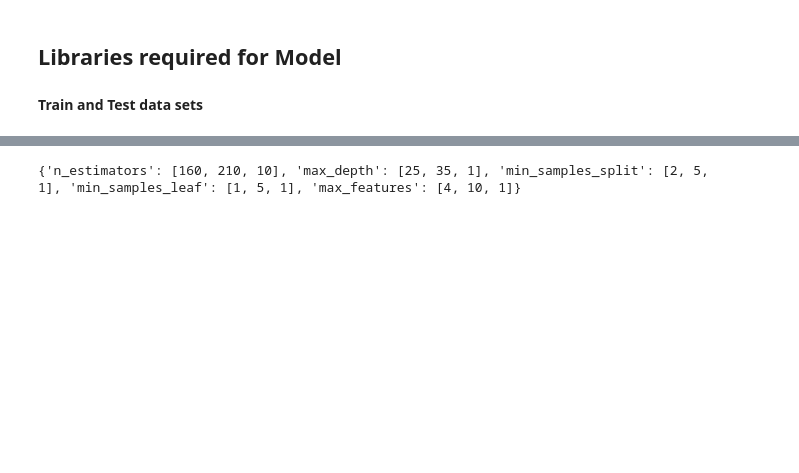
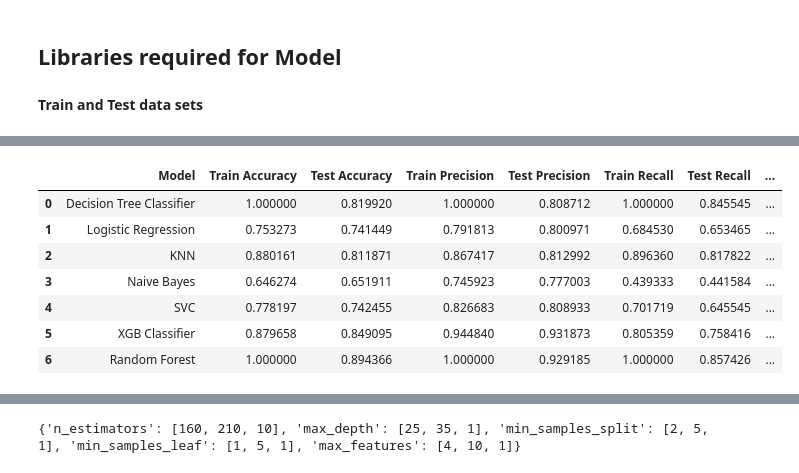
Before and after one commit to Rohan20202/Cardiovascular-Risk-Prediction-Project, a Jupyter notebook: Cardiovascular_Risk_Prediction.ipynb, the cells around one changed output, grey strips where cells are left out. Cells and saved outputs as stored; diff of their text form; code cells hidden in the pictures; blank space fills up the shorter version.

```diff
--- a/Cardiovascular_Risk_Prediction.ipynb
+++ b/Cardiovascular_Risk_Prediction.ipynb
@@ -623,3 +614,0 @@ accuracy
-# %%
-accuracy = accuracy_score(y_test,pred_test)
-accuracy
@@ -724,5 +614,0 @@ Test_accuracy
-# %%
-#validating the logistic regression implementation with cross validation
-scoring = ['accuracy']
-scores = cross_validate(lr_clf, X_train, y_train, scoring=scoring, cv=5,
-                         return_train_score = True, return_estimator = True, verbose=10)
@@ -1049,0 +691,12 @@ compiled=compiled.append({'Classifier': 'Random Forest Classifier',
+# %%
+# Models and their scores
+model_table
+# %% [output]
+|  | Model | Train Accuracy | Test Accuracy | Train Precision | Test Precision | Train Recall | Test Recall | ... |
+| 0 | Decision Tree Classifier | 1.000000 | 0.819920 | 1.000000 | 0.808712 | 1.000000 | 0.845545 | ... |
+| 1 | Logistic Regression | 0.753273 | 0.741449 | 0.791813 | 0.800971 | 0.684530 | 0.653465 | ... |
+| 2 | KNN | 0.880161 | 0.811871 | 0.867417 | 0.812992 | 0.896360 | 0.817822 | ... |
+| 3 | Naive Bayes | 0.646274 | 0.651911 | 0.745923 | 0.777003 | 0.439333 | 0.441584 | ... |
+| 4 | SVC | 0.778197 | 0.742455 | 0.826683 | 0.808933 | 0.701719 | 0.645545 | ... |
+| 5 | XGB Classifier | 0.879658 | 0.849095 | 0.944840 | 0.931873 | 0.805359 | 0.758416 | ... |
+| 6 | Random Forest | 1.000000 | 0.894366 | 1.000000 | 0.929185 | 1.000000 | 0.857426 | ... |
```
Also changed, not shown: parts of 139 cells of this notebook.
